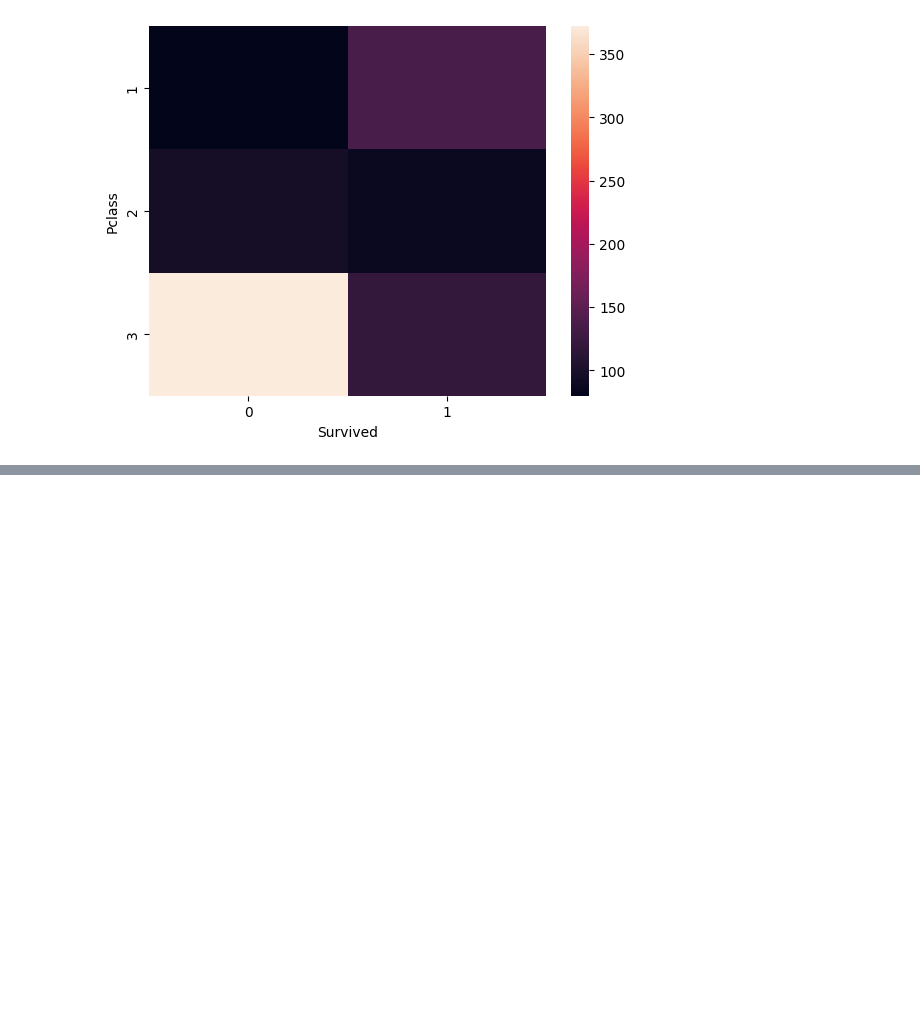
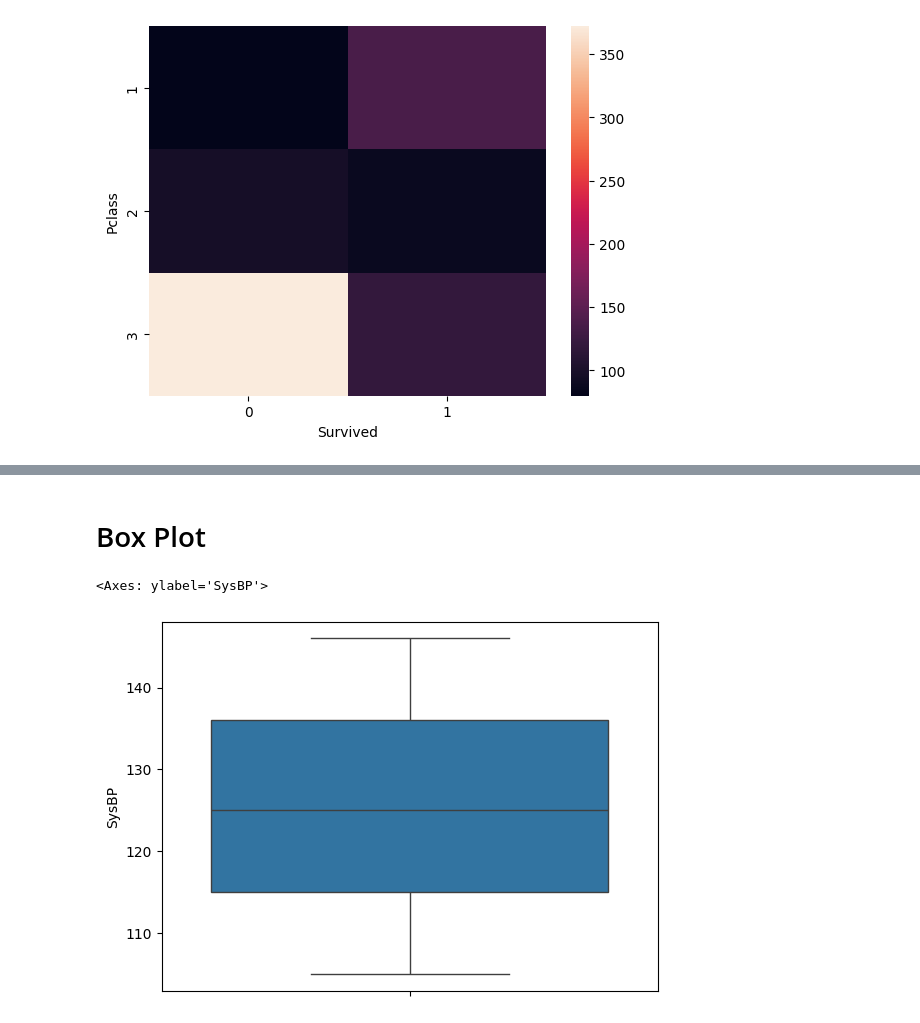
Before and after one commit to Pratyush0010/Data-Science-Lab, a Jupyter notebook: lab3.ipynb, the cells around one changed output, grey strips where cells are left out. Drawn from its saved outputs; the diff is of its cells as text; code cells hidden in the pictures; blank space fills up the shorter version.

```diff
--- a/lab3.ipynb
+++ b/lab3.ipynb
@@ -213,0 +259,8 @@ NameError: name 'flight' is not defined
+# %% [markdown]
+# Box Plot
+# %%
+sns.boxplot(df['SysBP'])
+#this box plot shows that the distribution of sysBP from the median is almost uniform with no outliers
+# %% [output]
+<Axes: ylabel='SysBP'>
+[figure, added]
```
Also changed, not shown: parts of 16 cells of this notebook.
